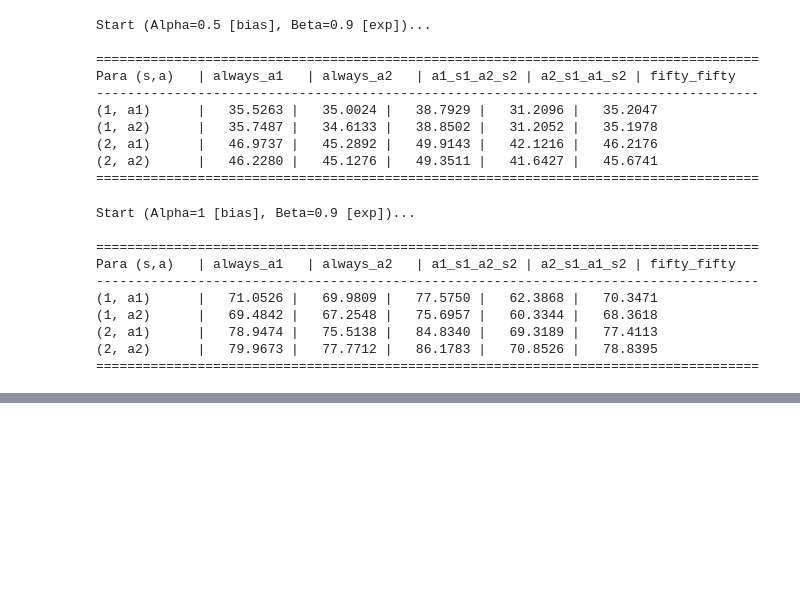
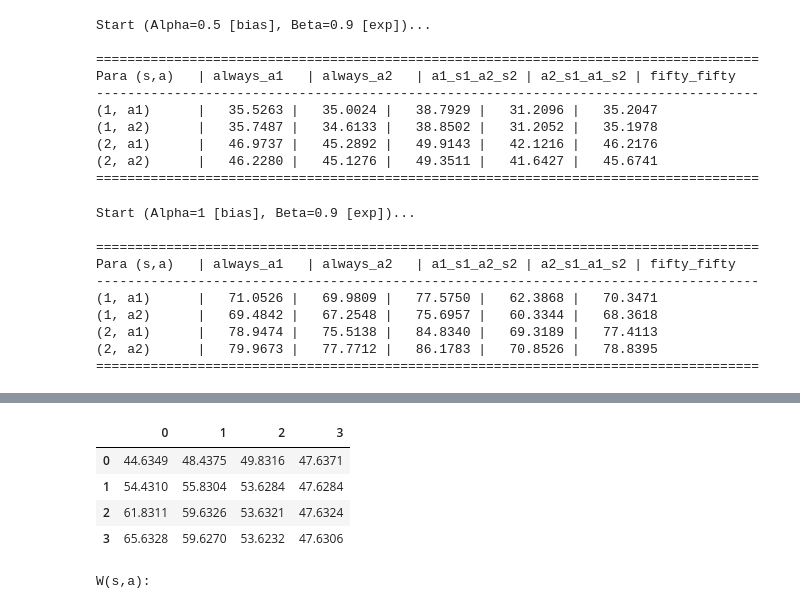
Before and after one commit to Enlightened-Monkey/Engineering-Thesis, a Jupyter notebook: notebooks/run_experiments.ipynb, the cells around one changed output, grey strips where cells are left out. Drawn from its saved outputs; the diff is of its cells as text; code cells hidden in the pictures; blank space fills up the shorter version.

```diff
--- a/notebooks/run_experiments.ipynb
+++ b/notebooks/run_experiments.ipynb
@@ -472,3 +1134,77 @@ Para (s,a)   | always_a1   | always_a2   | a1_s1_a2_s2 | a2_s1_a1_s2 | fifty_fif
 (2, a1)      |   78.9474 |   75.5138 |   84.8340 |   69.3189 |   77.4113
 (2, a2)      |   79.9673 |   77.7712 |   86.1783 |   70.8526 |   78.8395
 =====================================================================================
+# %%
+import numpy as np
+import pandas as pd
+
+from src.algorithms.qh_qlearning import QHQLearning, train_qh_qlearning_sweep
+
+# ---------------------------------------------------------------
+# Inventory Control (wariant M=3) — TYLKO QH Q-learning (Alg. 2)
+# Parametry zgodne z: src/experiments/InventoryMDP_M3.py
+# ---------------------------------------------------------------
+
+M = 3
+c = 6
+h = 3
+p = 11
+
+demand_values = np.array([0, 1, 2, 3], dtype=int)
+demand_probs = np.array([0.1, 0.2, 0.3, 0.4], dtype=float)
+
+alpha = 0.35
+beta = 0.95
+
+n_states = M + 1   # stany: poziom zapasu 0..M
+n_actions = M + 1  # akcje: zamówienie 0..M
+
+rng = np.random.default_rng(2026)
+
+def sampler(state: int, action: int):
+    # Stan = bieżący stan zapasu (0..M). Akcja = zamówienie (0..M).
+    s = int(state)
+    a = int(action)
+    s_hat = min(s + a, M)
+    d = int(rng.choice(demand_values, p=demand_probs))
+    next_state = max(s_hat - d, 0)
+
+    cost = c * a + h * max(s_hat - d, 0) - p * min(s_hat, d)
+    reward = -float(cost)
+    done = False
+    return int(next_state), reward, bool(done)
+
+# Agent (Alg. 2) — harmonogramy jak w wariancie M3
+agent = QHQLearning(
+    n_states=n_states,
+    n_actions=n_actions,
+    alpha=alpha,
+    beta=beta,
+    theta_step=0.2,
+    eta_step=0.4,
+    theta_power=0.8,
+    eta_power=0.6,
+    step_offset=10.0,
+    init_value=0.0,
+ )
+
+# Trening (light): liczba aktualizacji ~ episodes
+episodes = 100_000_000
+updates_per_sweep = n_states * n_actions
+n_sweeps = max(1, int(episodes) // int(updates_per_sweep))
+train_qh_qlearning_sweep(sampler=sampler, agent=agent, n_iterations=int(n_sweeps))
+print(f"Done: {n_sweeps:,} sweeps (~{n_sweeps * updates_per_sweep:,} updates)")
+
+# Tabele Q(s,a) i W(s,a)
+state_names = list(range(n_states))
+action_names = list(range(n_actions))
+
+df_Q = pd.DataFrame(agent.Q, index=state_names, columns=action_names)
+df_W = pd.DataFrame(agent.W, index=state_names, columns=action_names)
+
+print("\nQ(s,a):")
+display(df_Q.round(4))
+
+print("\nW(s,a):")
+display(df_W.round(4))
+# %% [output]
@@ -474,0 +1214,6 @@ Para (s,a)   | always_a1   | always_a2   | a1_s1_a2_s2 | a2_s1_a1_s2 | fifty_fif
+|  | 0 | 1 | 2 | 3 |
+| 0 | 44.6349 | 48.4375 | 49.8316 | 47.6371 |
+| 1 | 54.4310 | 55.8304 | 53.6284 | 47.6284 |
+| 2 | 61.8311 | 59.6326 | 53.6321 | 47.6324 |
+| 3 | 65.6328 | 59.6270 | 53.6232 | 47.6306 |
+W(s,a):
```
Also changed, not shown: parts of 12 cells of this notebook, 25 other files.
